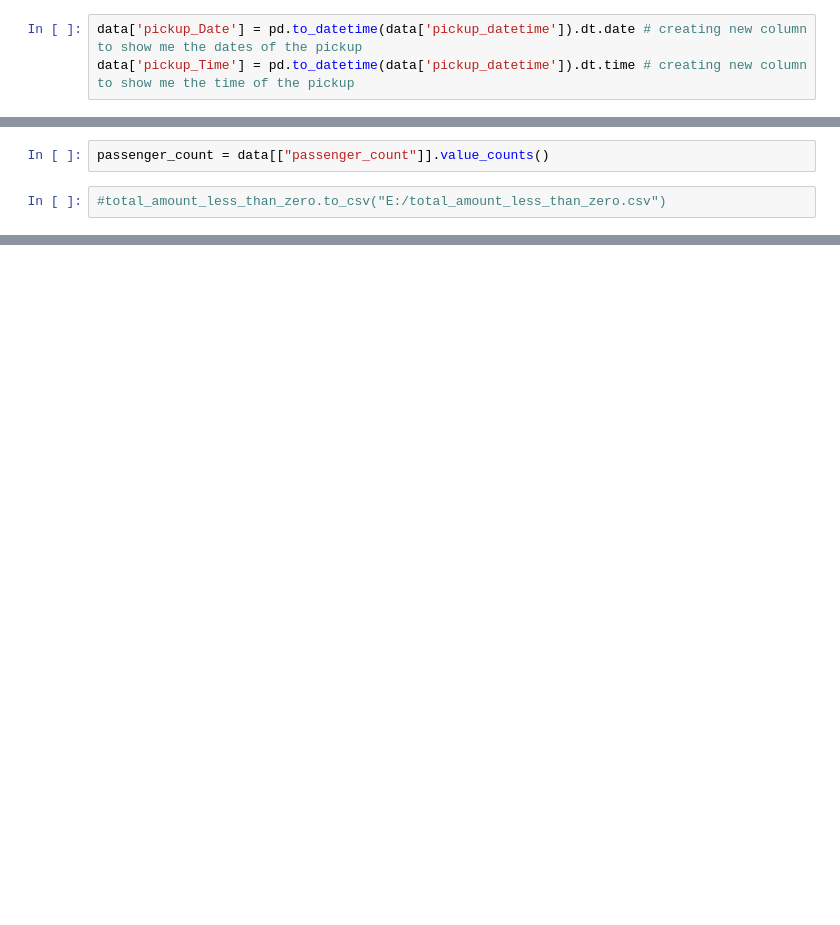
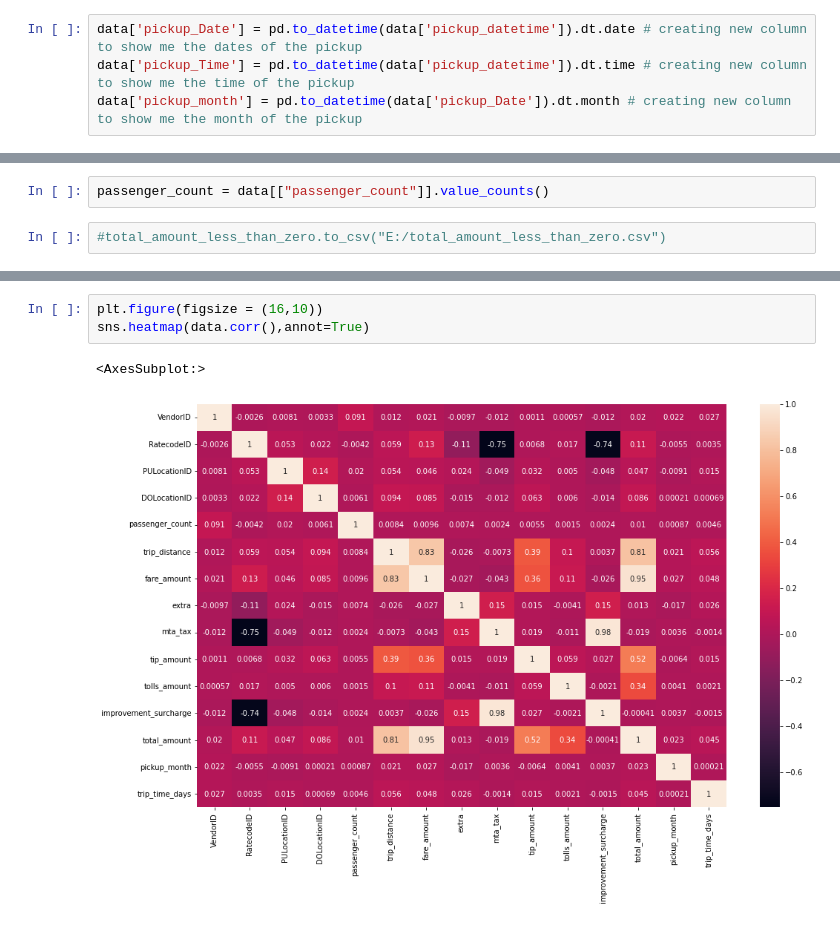
Before and after one commit to abdelrahmanbadoaayad/NYC_TAXI_ANALYSIS, a Jupyter notebook: NYC_taxi_2017.ipynb, the cells around one changed output, grey strips where cells are left out. Saved outputs shown, nothing was run; the diff lists cells and outputs as text; blank space fills up the shorter version.

```diff
--- a/NYC_taxi_2017.ipynb
+++ b/NYC_taxi_2017.ipynb
@@ -226,6 +248,7 @@ data.rename(columns = {"lpep_pickup_datetime": "pickup_datetime", "lpep_dropoff_
 # %%
 data['pickup_Date'] = pd.to_datetime(data['pickup_datetime']).dt.date # creating new column to show me the dates of the pickup
 data['pickup_Time'] = pd.to_datetime(data['pickup_datetime']).dt.time # creating new column to show me the time of the pickup
+data['pickup_month'] = pd.to_datetime(data['pickup_Date']).dt.month # creating new column to show me the month of the pickup
 # %%
 data['dropoff_Date'] = pd.to_datetime(data['dropoff_datetime']).dt.date # creating new column to show me the dates of the dropoff
 data['dropoff_Time'] = pd.to_datetime(data['dropoff_datetime']).dt.time # creating new column to show me the time of the dropoff
@@ -402,0 +453,6 @@ passenger_count = data[["passenger_count"]].value_counts()
+# %%
+plt.figure(figsize = (16,10))
+sns.heatmap(data.corr(),annot=True)
+# %% [output]
+<AxesSubplot:>
+[figure, added]
```
Also changed, not shown: parts of 25 cells of this notebook, 3 other files.
